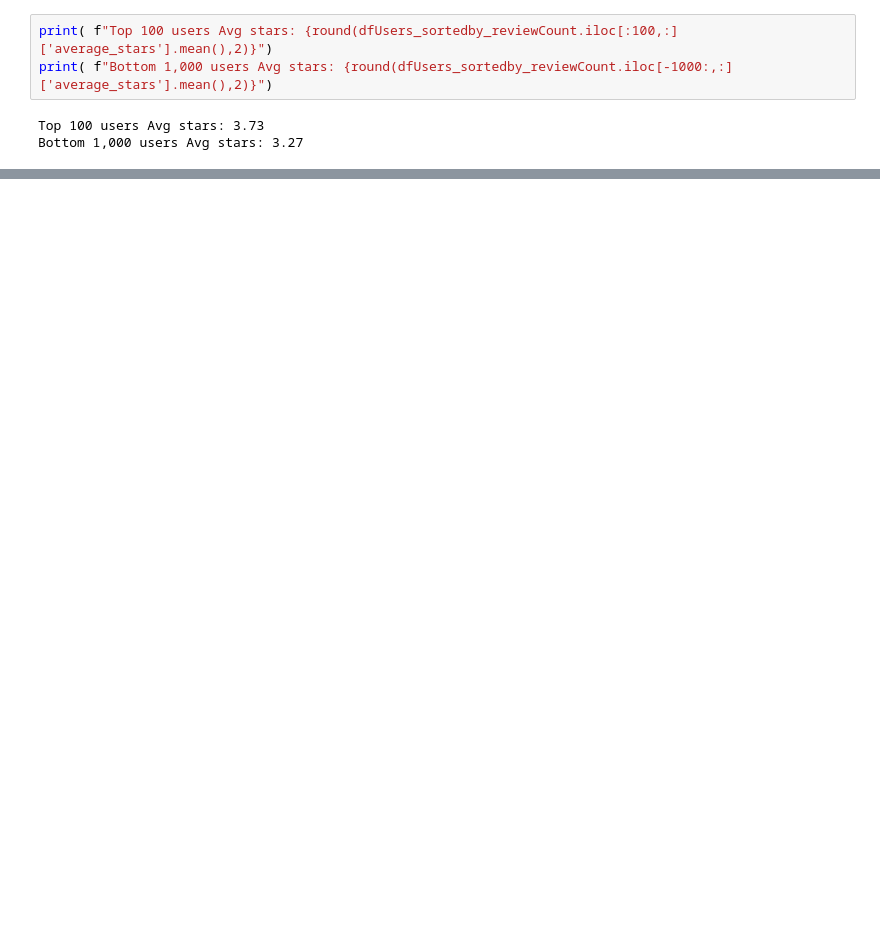
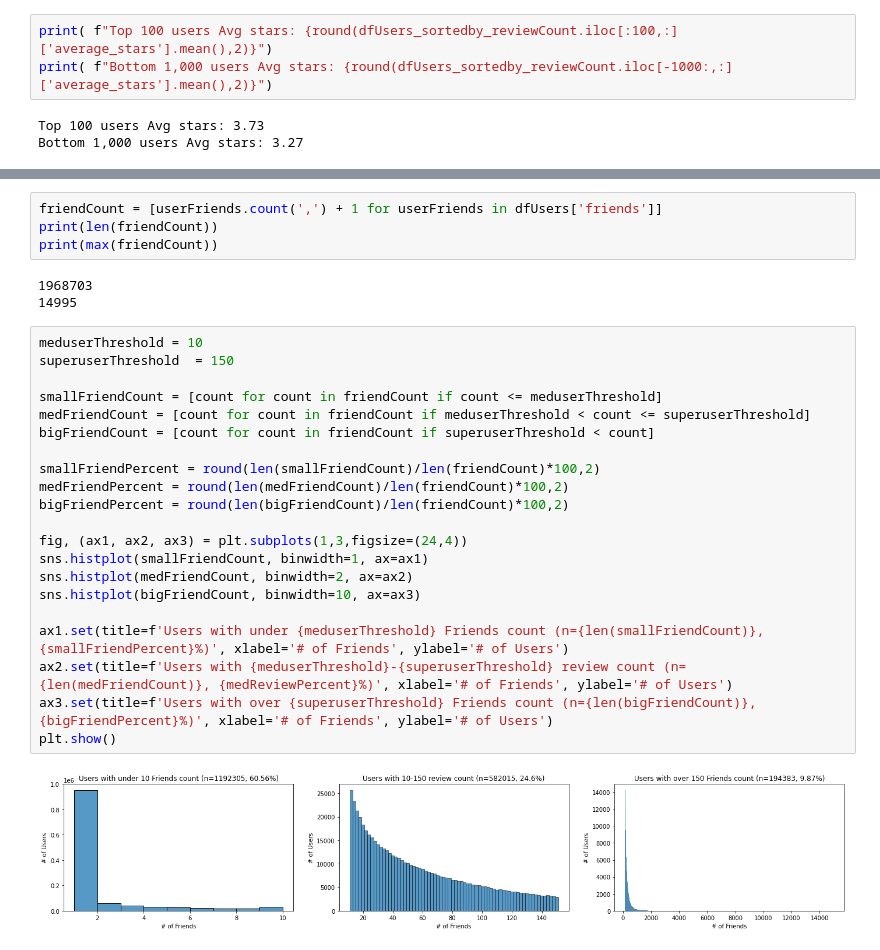
Before and after one commit to danieljbae/CS-4502-Project, a Jupyter notebook: Preprocessing/Data Reduction/DataReduction_Users.ipynb, the cells around one changed output, grey strips where cells are left out. Drawn from its saved outputs; the diff is of its cells as text; blank space fills up the shorter version.

```diff
--- a/Preprocessing/Data Reduction/DataReduction_Users.ipynb
+++ b/Preprocessing/Data Reduction/DataReduction_Users.ipynb
@@ -234,0 +309,30 @@ Bottom 1,000 users Avg stars: 3.27
+# %%
+friendCount = [userFriends.count(',') + 1 for userFriends in dfUsers['friends']]
+print(len(friendCount))
+print(max(friendCount))
+# %% [output]
+1968703
+14995
+# %%
+meduserThreshold = 10
+superuserThreshold  = 150
+
+smallFriendCount = [count for count in friendCount if count <= meduserThreshold]
+medFriendCount = [count for count in friendCount if meduserThreshold < count <= superuserThreshold]
+bigFriendCount = [count for count in friendCount if superuserThreshold < count]
+
+smallFriendPercent = round(len(smallFriendCount)/len(friendCount)*100,2)
+medFriendPercent = round(len(medFriendCount)/len(friendCount)*100,2)
+bigFriendPercent = round(len(bigFriendCount)/len(friendCount)*100,2)
+
+fig, (ax1, ax2, ax3) = plt.subplots(1,3,figsize=(24,4))
+sns.histplot(smallFriendCount, binwidth=1, ax=ax1)
+sns.histplot(medFriendCount, binwidth=2, ax=ax2)
+sns.histplot(bigFriendCount, binwidth=10, ax=ax3)
+
+ax1.set(title=f'Users with under {meduserThreshold} Friends count (n={len(smallFriendCount)}, {smallFriendPercent}%)', xlabel='# of Friends', ylabel='# of Users')
+ax2.set(title=f'Users with {meduserThreshold}-{superuserThreshold} review count (n={len(medFriendCount)}, {medReviewPercent}%)', xlabel='# of Friends', ylabel='# of Users')
+ax3.set(title=f'Users with over {superuserThreshold} Friends count (n={len(bigFriendCount)}, {bigFriendPercent}%)', xlabel='# of Friends', ylabel='# of Users')
+plt.show()
+# %% [output]
+[figure, added]
```
Also changed, not shown: parts of 27 cells of this notebook.
